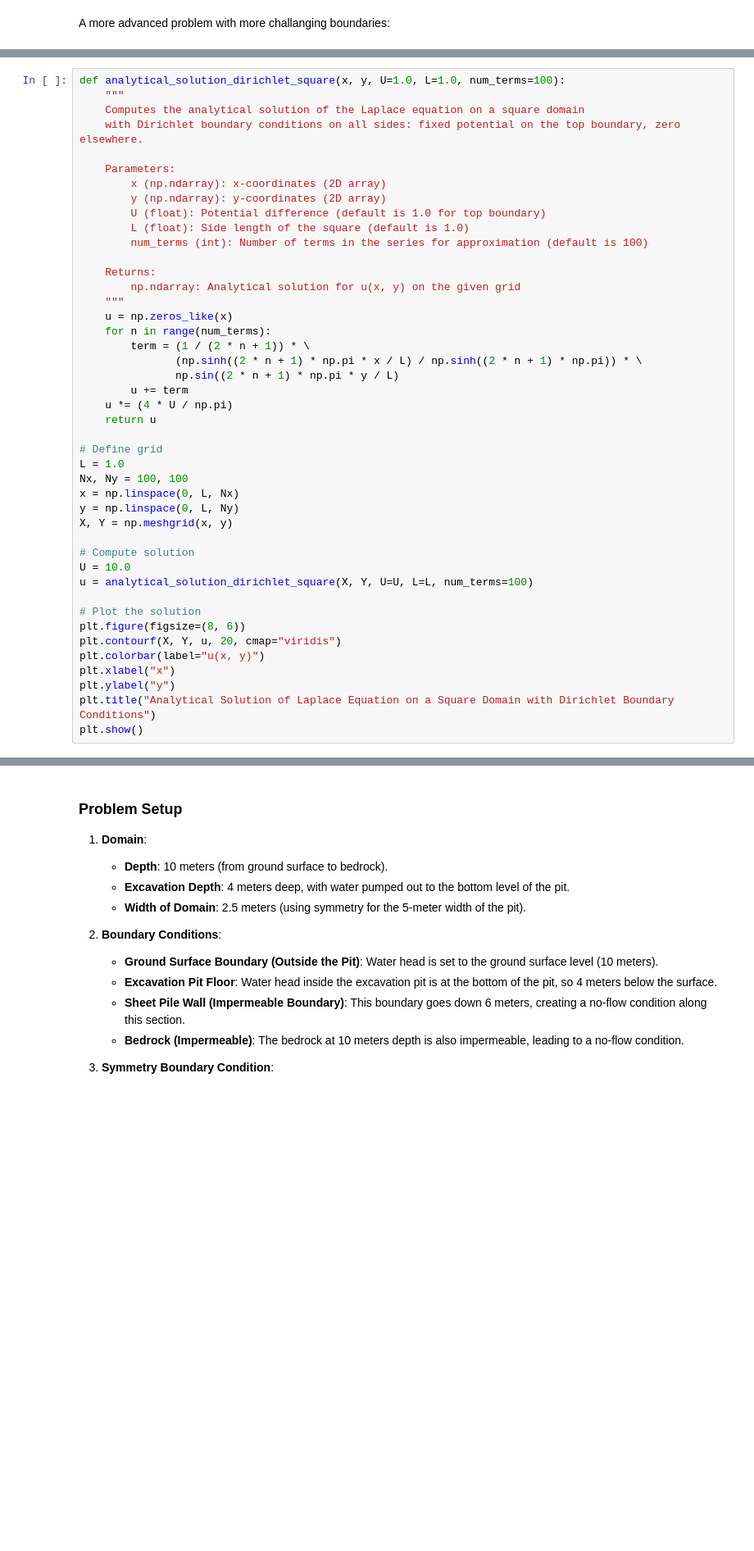
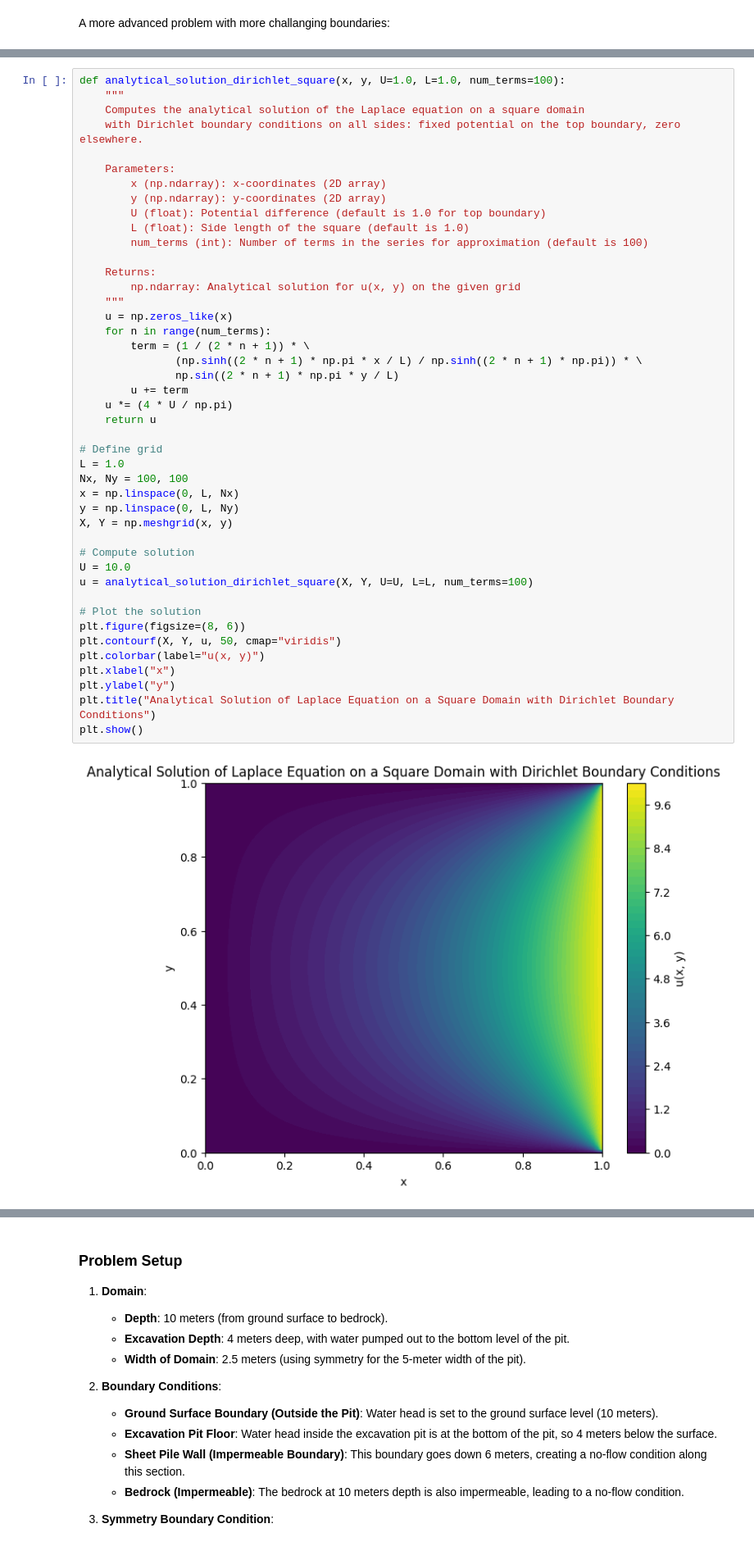
Before and after one commit to jolu2111/Prosjektoppgave, a Jupyter notebook: Laplace_equation.ipynb, the cells around one changed output, grey strips where cells are left out. Shown at 82% size. Cells and saved outputs as stored; diff of their text form; blank space fills up the shorter version.

```diff
--- a/Laplace_equation.ipynb
+++ b/Laplace_equation.ipynb
@@ -329,34 +332,36 @@ def analytical_solution_dirichlet_square(x, y, U=1.0, L=1.0, num_terms=100):
     Returns:
         np.ndarray: Analytical solution for u(x, y) on the given grid
     """
     u = np.zeros_like(x)
     for n in range(num_terms):
         term = (1 / (2 * n + 1)) * \
                (np.sinh((2 * n + 1) * np.pi * x / L) / np.sinh((2 * n + 1) * np.pi)) * \
                np.sin((2 * n + 1) * np.pi * y / L)
         u += term
     u *= (4 * U / np.pi)
     return u
 
 # Define grid
 L = 1.0
 Nx, Ny = 100, 100
 x = np.linspace(0, L, Nx)
 y = np.linspace(0, L, Ny)
 X, Y = np.meshgrid(x, y)
 
 # Compute solution
 U = 10.0
 u = analytical_solution_dirichlet_square(X, Y, U=U, L=L, num_terms=100)
 
 # Plot the solution
 plt.figure(figsize=(8, 6))
-plt.contourf(X, Y, u, 20, cmap="viridis")
+plt.contourf(X, Y, u, 50, cmap="viridis")
 plt.colorbar(label="u(x, y)")
 plt.xlabel("x")
 plt.ylabel("y")
 plt.title("Analytical Solution of Laplace Equation on a Square Domain with Dirichlet Boundary Conditions")
 plt.show()
+# %% [output]
+[figure, added]
 # %%
 import numpy as np
 import matplotlib.pyplot as plt
```
Also changed, not shown: parts of 13 cells of this notebook.
